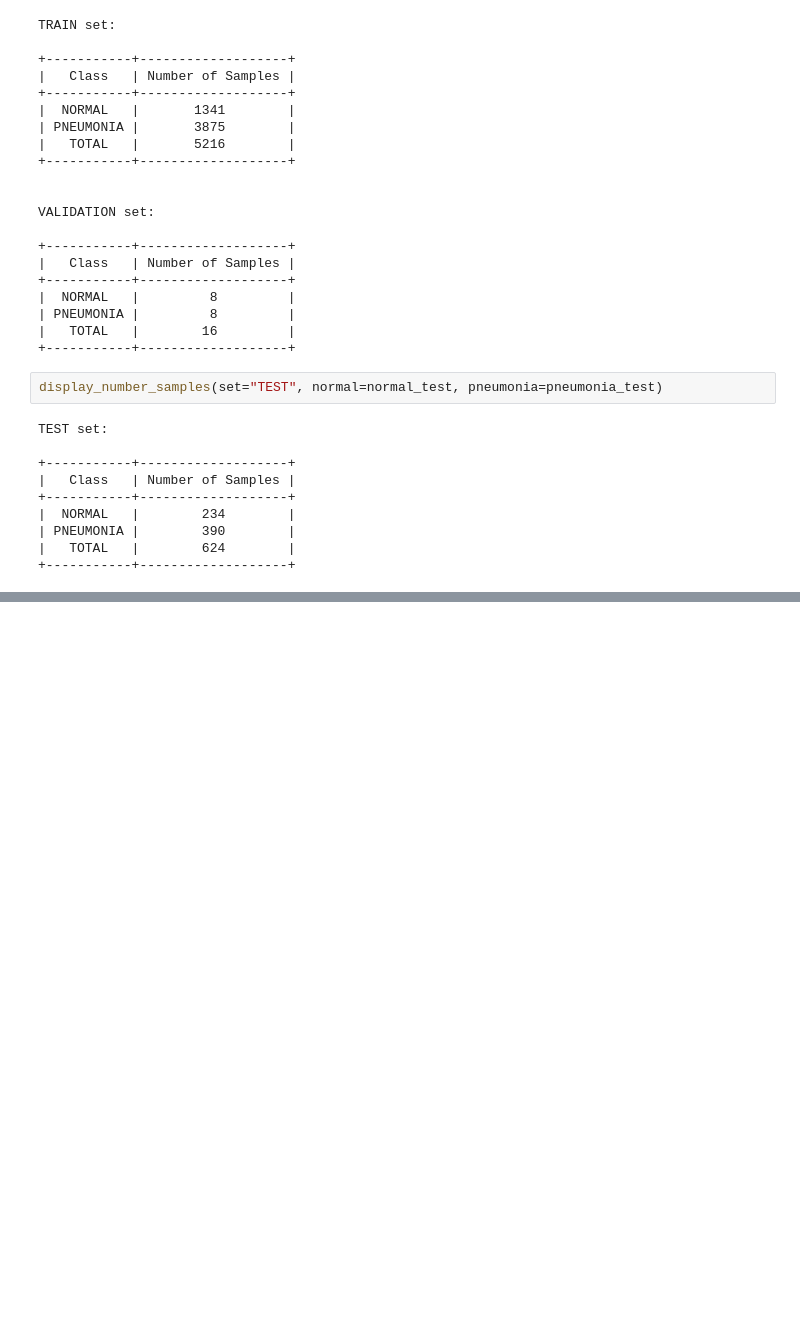
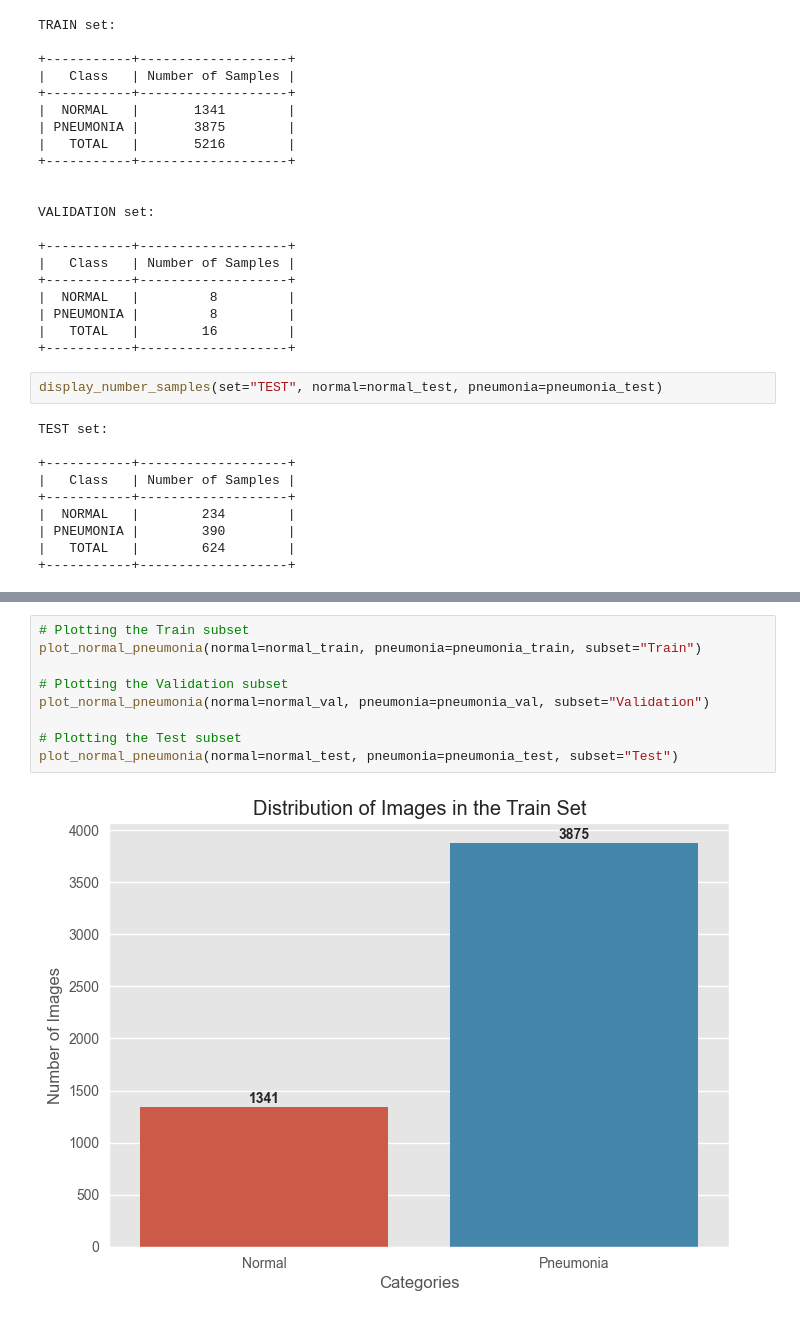
Before and after one commit to dissgod99/Chest-XRay-CNN-Project, a Jupyter notebook: data-visualization.ipynb, the cells around one changed output, grey strips where cells are left out. Drawn from its saved outputs; the diff is of its cells as text; blank space fills up the shorter version.

```diff
--- a/data-visualization.ipynb
+++ b/data-visualization.ipynb
@@ -83,0 +110,11 @@ TEST set:
+# %%
+# Plotting the Train subset
+plot_normal_pneumonia(normal=normal_train, pneumonia=pneumonia_train, subset="Train")
+
+# Plotting the Validation subset
+plot_normal_pneumonia(normal=normal_val, pneumonia=pneumonia_val, subset="Validation")
+
+# Plotting the Test subset
+plot_normal_pneumonia(normal=normal_test, pneumonia=pneumonia_test, subset="Test")
+# %% [output]
+[figure, added]
```
Also changed, not shown: parts of 4 cells of this notebook.
